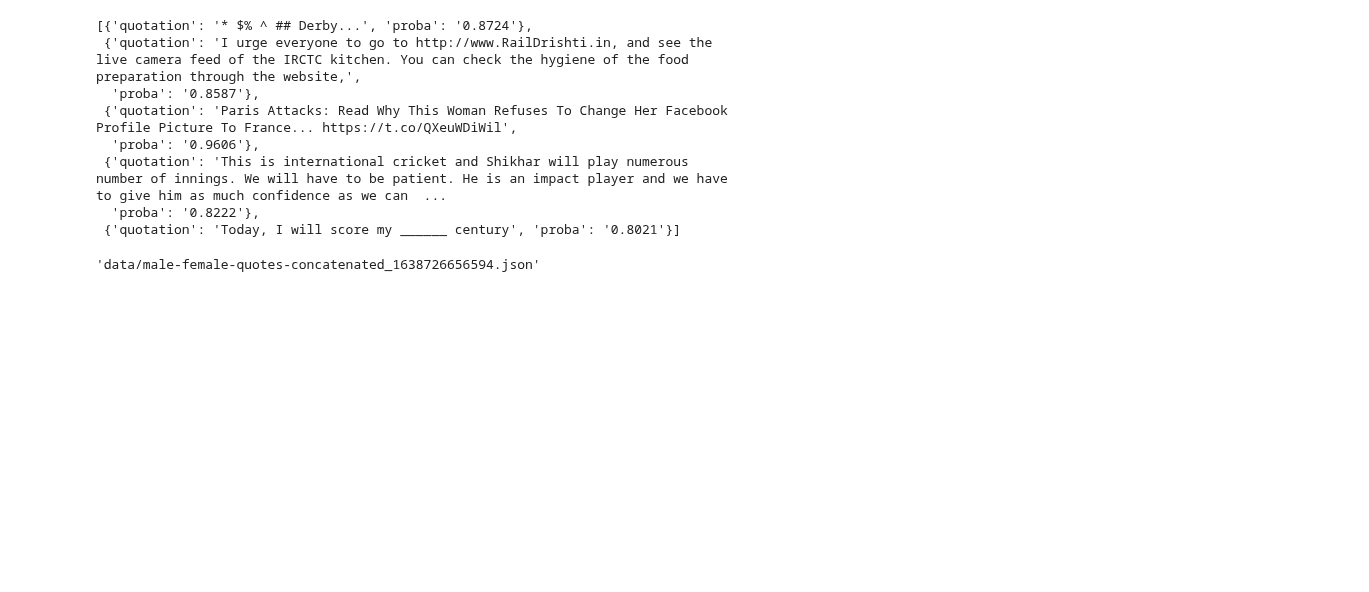
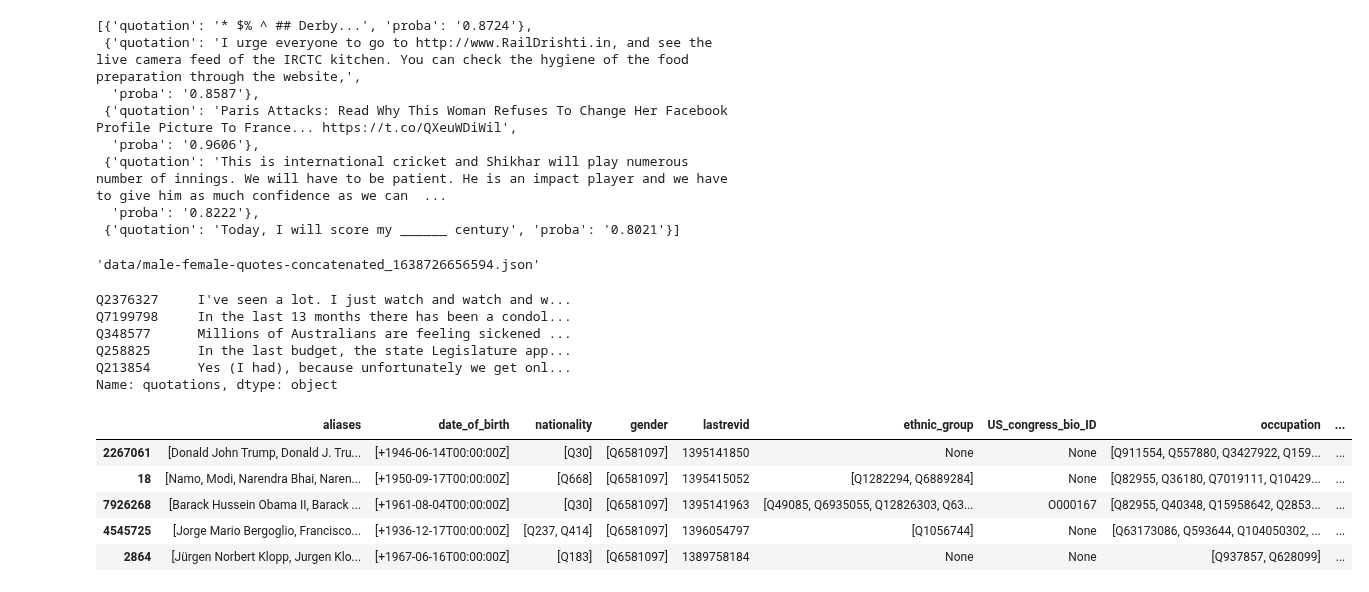
Before and after one commit to epfl-ada/ada-2021-project-madry, a Jupyter notebook: gender.ipynb, the cells around one changed output. Cells and saved outputs as stored; diff of their text form; code cells hidden in the pictures; blank space fills up the shorter version.

```diff
--- a/gender.ipynb
+++ b/gender.ipynb
@@ -155,3 +155,25 @@ male_female_quotes_concat = concatenate_quotes(male_female_quotes)
 write_json_to_file('data/male-female-quotes-concatenated', male_female_quotes_concat)
 # %% [output]
 'data/male-female-quotes-concatenated_1638726656594.json'
+# %%
+male_female_quotes_df = pd.Series(male_female_quotes_concat, name='quotations')
+# %%
+male_female_quotes_df.head()
+# %% [output]
+Q2376327     I've seen a lot. I just watch and watch and w...
+Q7199798     In the last 13 months there has been a condol...
+Q348577      Millions of Australians are feeling sickened ...
+Q258825      In the last budget, the state Legislature app...
+Q213854      Yes (I had), because unfortunately we get onl...
+Name: quotations, dtype: object
+# %%
+male_speakers_df = signi_male_speakers.merge(male_female_quotes_df, left_on='id', right_index=True, how='inner')
+# %%
+male_speakers_df.head()
+# %% [output]
+|  | aliases | date_of_birth | nationality | gender | lastrevid | ethnic_group | US_congress_bio_ID | occupation | ... |
+| 2267061 | [Donald John Trump, Donald J. Tru... | [+1946-06-14T00:00:00Z] | [Q30] | [Q6581097] | 1395141850 | None | None | [Q911554, Q557880, Q3427922, Q159... | ... |
+| 18 | [Namo, Modi, Narendra Bhai, Naren... | [+1950-09-17T00:00:00Z] | [Q668] | [Q6581097] | 1395415052 | [Q1282294, Q6889284] | None | [Q82955, Q36180, Q7019111, Q10429... | ... |
+| 7926268 | [Barack Hussein Obama II, Barack ... | [+1961-08-04T00:00:00Z] | [Q30] | [Q6581097] | 1395141963 | [Q49085, Q6935055, Q12826303, Q63... | O000167 | [Q82955, Q40348, Q15958642, Q2853... | ... |
+| 4545725 | [Jorge Mario Bergoglio, Francisco... | [+1936-12-17T00:00:00Z] | [Q237, Q414] | [Q6581097] | 1396054797 | [Q1056744] | None | [Q63173086, Q593644, Q104050302, ... | ... |
+| 2864 | [Jürgen Norbert Klopp, Jurgen Klo... | [+1967-06-16T00:00:00Z] | [Q183] | [Q6581097] | 1389758184 | None | None | [Q937857, Q628099] | ... |
```
Also changed, not shown: parts of 4 cells of this notebook, 1 other file.
